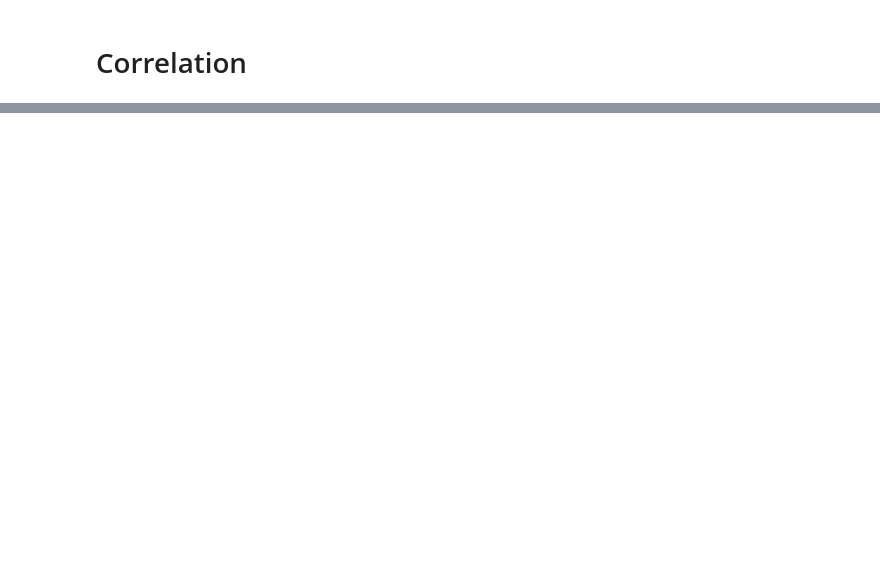
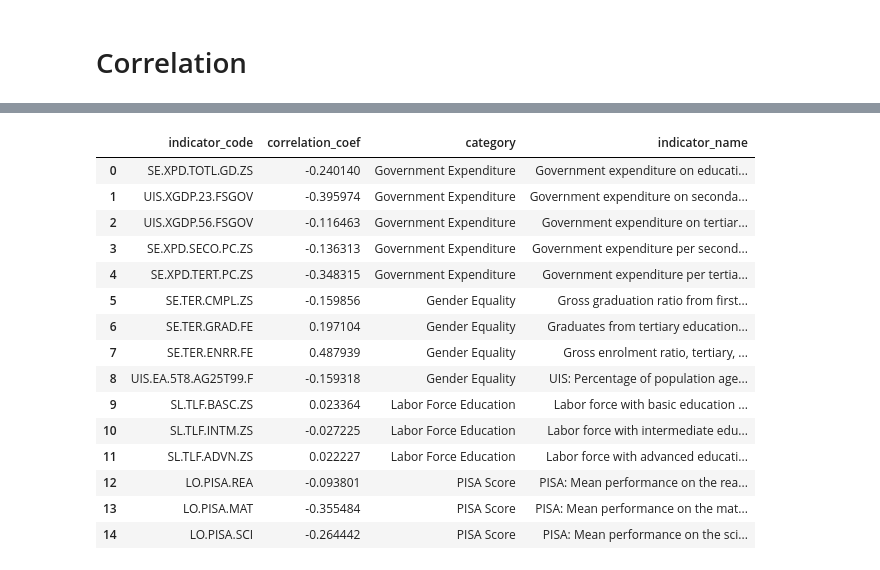
Before and after one commit to gitkeniwo/knowledge-engineering-course-project, a Jupyter notebook: notebooks/data-preparation.ipynb, the cells around one changed output, grey strips where cells are left out. Cells and saved outputs as stored; diff of their text form; code cells hidden in the pictures; blank space fills up the shorter version.

```diff
--- a/notebooks/data-preparation.ipynb
+++ b/notebooks/data-preparation.ipynb
@@ -115,8 +175,9 @@ categories = pd.DataFrame({
     'indicator_code': list(categories_reverse.keys()),
     'category': list(categories_reverse.values()),
 })\
-    .merge(indeces, on='indicator_code', how='left')[['category', 'indicator_name', 'indicator_code']]\
-    .to_csv(f'../data/neo4j/categories.csv', index=False)
+    .merge(indeces, on='indicator_code', how='left')[['category', 'indicator_name', 'indicator_code']]
+
+categories.to_csv(f'../data/neo4j/categories.csv', index=False)
 # %% [markdown]
 ## Education Index - Country relationship
 # %%
@@ -155,2 +216,6 @@ employment.head()
 # %% [markdown]
 # Correlation
+# %%
+correlation_df = pd.merge(education, employment, on='country_code', how='inner')
+correlation_df = correlation_df[correlation_df['indicator_code'].isin(selected_indicators_code)]
+correlation_df
@@ -156,0 +236,35 @@ employment.head()
+# %%
+from utils.analysis import get_correlation
+
+corr_list = []
+
+for indicator in selected_indicators_code:
+    corr_list.append(get_correlation(correlation_df, indicator))
+
+corr_df = pd.DataFrame({
+    "indicator_code": selected_indicators_code,
+    "correlation_coef": corr_list,
+})
+
+# add indictor name
+# add category
+corr_df = corr_df.merge(categories, on='indicator_code', how='left')
+corr_df.to_csv(f'../data/neo4j/correlation.csv', index=False)
+corr_df
+# %% [output]
+|  | indicator_code | correlation_coef | category | indicator_name |
+| 0 | SE.XPD.TOTL.GD.ZS | -0.240140 | Government Expenditure | Government expenditure on educati... |
+| 1 | UIS.XGDP.23.FSGOV | -0.395974 | Government Expenditure | Government expenditure on seconda... |
+| 2 | UIS.XGDP.56.FSGOV | -0.116463 | Government Expenditure | Government expenditure on tertiar... |
+| 3 | SE.XPD.SECO.PC.ZS | -0.136313 | Government Expenditure | Government expenditure per second... |
+| 4 | SE.XPD.TERT.PC.ZS | -0.348315 | Government Expenditure | Government expenditure per tertia... |
+| 5 | SE.TER.CMPL.ZS | -0.159856 | Gender Equality | Gross graduation ratio from first... |
+| 6 | SE.TER.GRAD.FE | 0.197104 | Gender Equality | Graduates from tertiary education... |
+| 7 | SE.TER.ENRR.FE | 0.487939 | Gender Equality | Gross enrolment ratio, tertiary, ... |
+| 8 | UIS.EA.5T8.AG25T99.F | -0.159318 | Gender Equality | UIS: Percentage of population age... |
+| 9 | SL.TLF.BASC.ZS | 0.023364 | Labor Force Education | Labor force with basic education ... |
+| 10 | SL.TLF.INTM.ZS | -0.027225 | Labor Force Education | Labor force with intermediate edu... |
+| 11 | SL.TLF.ADVN.ZS | 0.022227 | Labor Force Education | Labor force with advanced educati... |
+| 12 | LO.PISA.REA | -0.093801 | PISA Score | PISA: Mean performance on the rea... |
+| 13 | LO.PISA.MAT | -0.355484 | PISA Score | PISA: Mean performance on the mat... |
+| 14 | LO.PISA.SCI | -0.264442 | PISA Score | PISA: Mean performance on the sci... |
```
Also changed, not shown: parts of 5 cells of this notebook, 7 other files.
